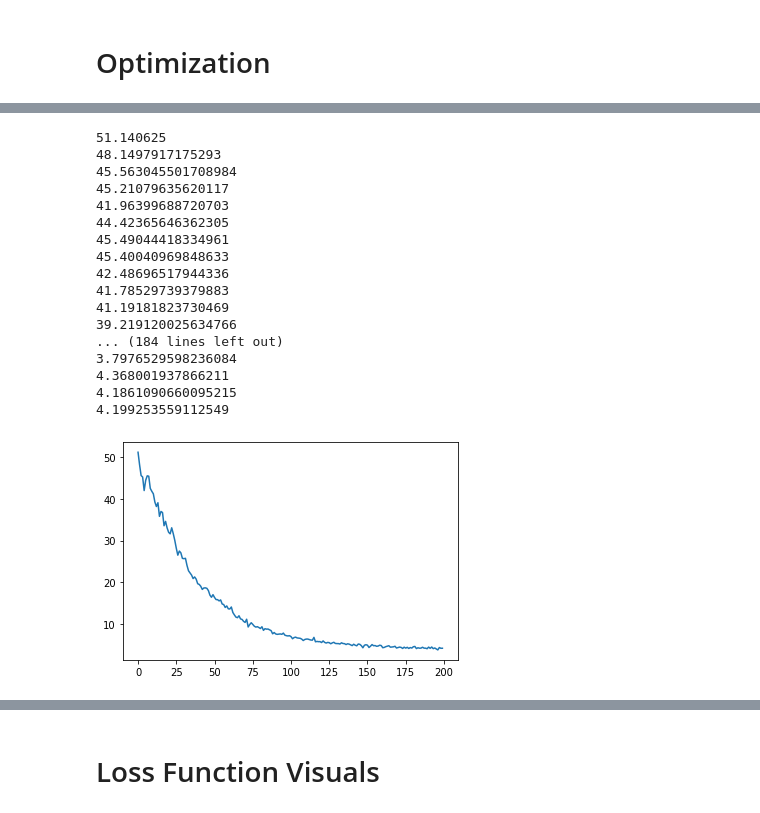
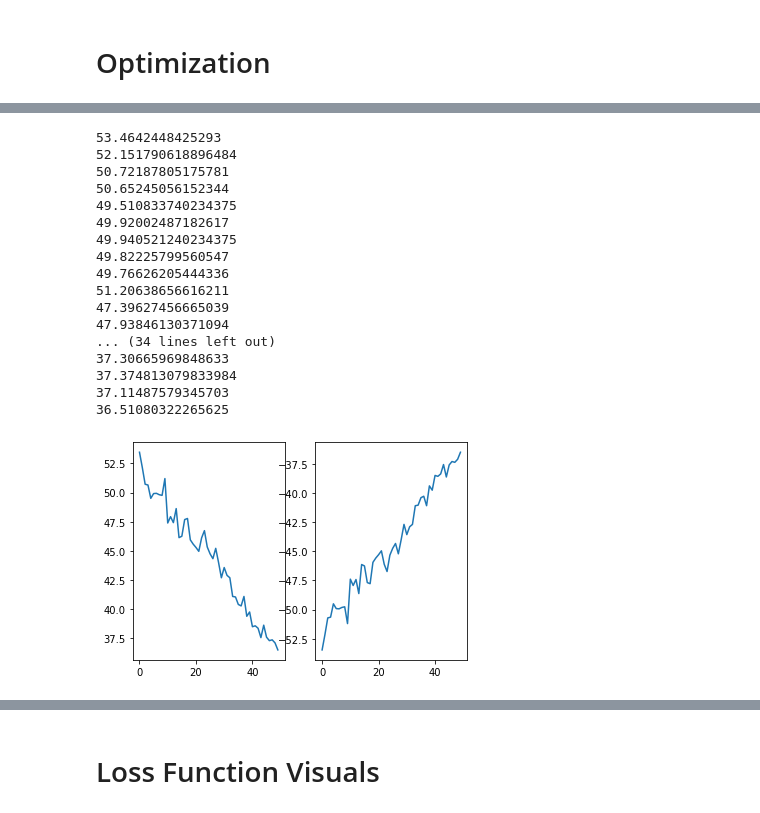
Before and after one commit to akarshkumar0101/basketball-rl, a Jupyter notebook: Basketball.ipynb, the cells around one changed output, grey strips where cells are left out. Drawn from its saved outputs; the diff is of its cells as text; code cells hidden in the pictures.

```diff
--- a/Basketball.ipynb
+++ b/Basketball.ipynb
@@ -75,7 +75,3 @@ def show_game_state(game_state, ax=None):
 #     circle3 = plt.Circle((-1, 1), 0.2, color='g', clip_on=False)
     return ax
 #     return fig
-
-game_state = torch.rand(11, 2) * 2 - 1
-show_game_state(game_state)
-plt.show()
@@ -174,51 +168,61 @@ d_opt = torch.optim.Adam(d_model.parameters())
 o_losses, d_losses = [], []
 
 
-total_pbar = tqdm(range(200), desc='Epochs')
+total_pbar = tqdm(range(50), desc='Epochs')
 game_pbar = tqdm(desc='Batch Game Simulation')
 
 for epoch in total_pbar:
     init_game_state = random_initial_game_state(batch_size=batch_size)
 
-    o_opt.zero_grad()
-    d_opt.zero_grad()
+
 
 #     show_game_state(game_state[0].detach().numpy())
 
     all_game_states = run_simulation(o_model, d_model, init_game_state, with_grad=True, pbar=game_pbar)
 
+    o_opt.zero_grad()
+    d_opt.zero_grad()
     loss = loss_function(all_game_states)
     loss.backward()
 
+    for params in d_model.parameters():
+        params.grad *= -1.0
     o_opt.step()
     d_opt.step()
 
+    loss = loss.item()
+
 #     show_game_state(game_state[0].detach().numpy())
-    print(loss_function(all_game_states).item())
-    o_losses.append(loss_function(all_game_states).item())
+    print(loss)
+    o_losses.append(loss)
+    d_losses.append(-loss)
 # %% [output]
-51.140625
-48.1497917175293
-45.563045501708984
-45.21079635620117
-41.96399688720703
-44.42365646362305
-45.49044418334961
-45.40040969848633
-42.48696517944336
-41.78529739379883
-41.19181823730469
-39.219120025634766
-... (184 lines left out)
-3.7976529598236084
-4.368001937866211
-4.1861090660095215
-4.199253559112549
+53.4642448425293
+52.151790618896484
+50.72187805175781
+50.65245056152344
+49.510833740234375
+49.92002487182617
+49.940521240234375
+49.82225799560547
+49.76626205444336
+51.20638656616211
+47.39627456665039
+47.93846130371094
+... (34 lines left out)
+37.30665969848633
+37.374813079833984
+37.11487579345703
+36.51080322265625
 # %%
+plt.subplot(121)
 plt.plot(np.arange(len(o_losses)), o_losses)
+plt.subplot(122)
+plt.plot(np.arange(len(d_losses)), d_losses)
+
 plt.show()
 # %% [output]
-[figure, old version]
+[figure, new version]
 # %%
 init_game_state = random_initial_game_state(batch_size=1)
 all_game_states = run_simulation(o_model, d_model, init_game_state)
```
Also changed, not shown: parts of 3 cells of this notebook.
